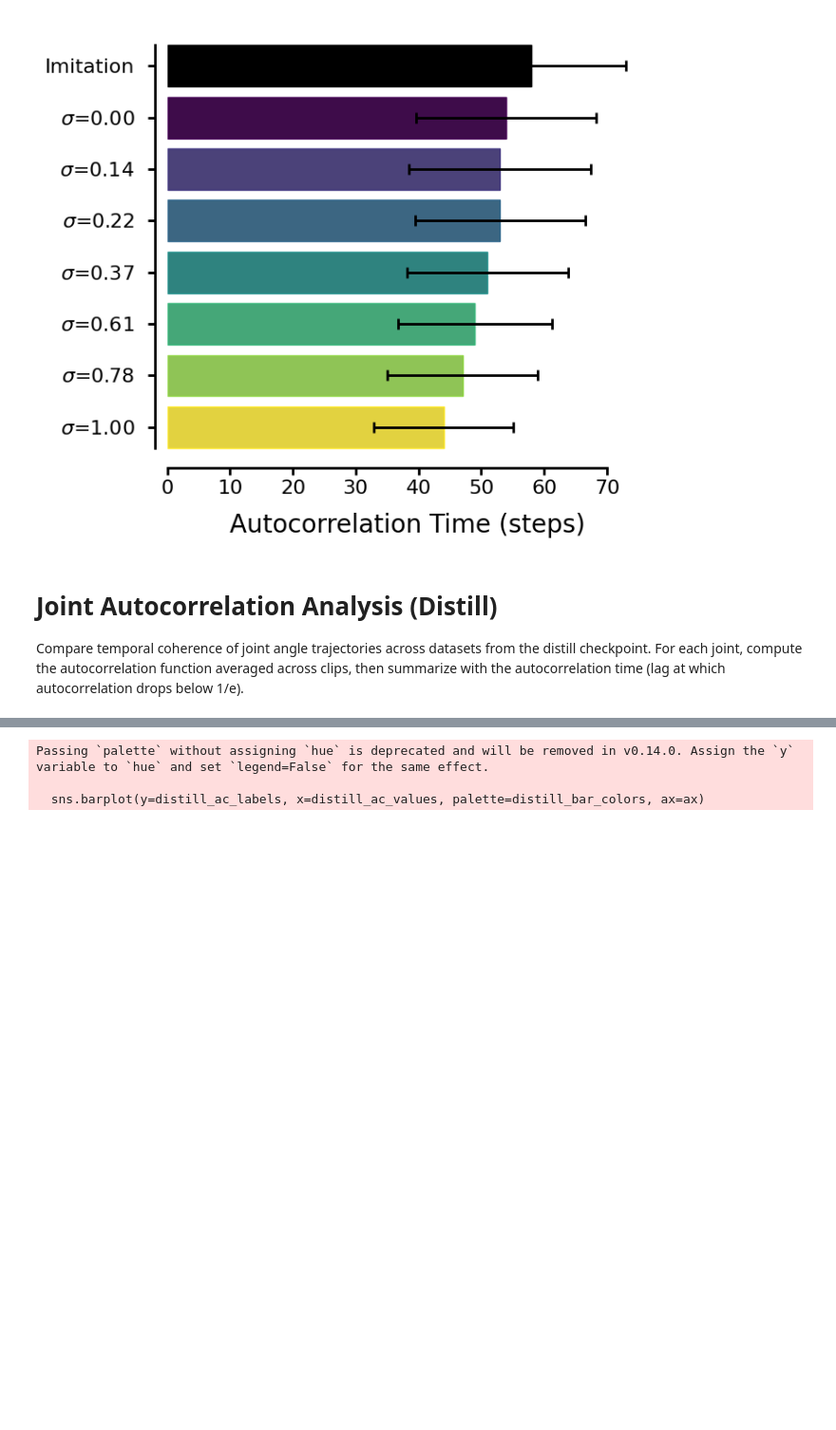
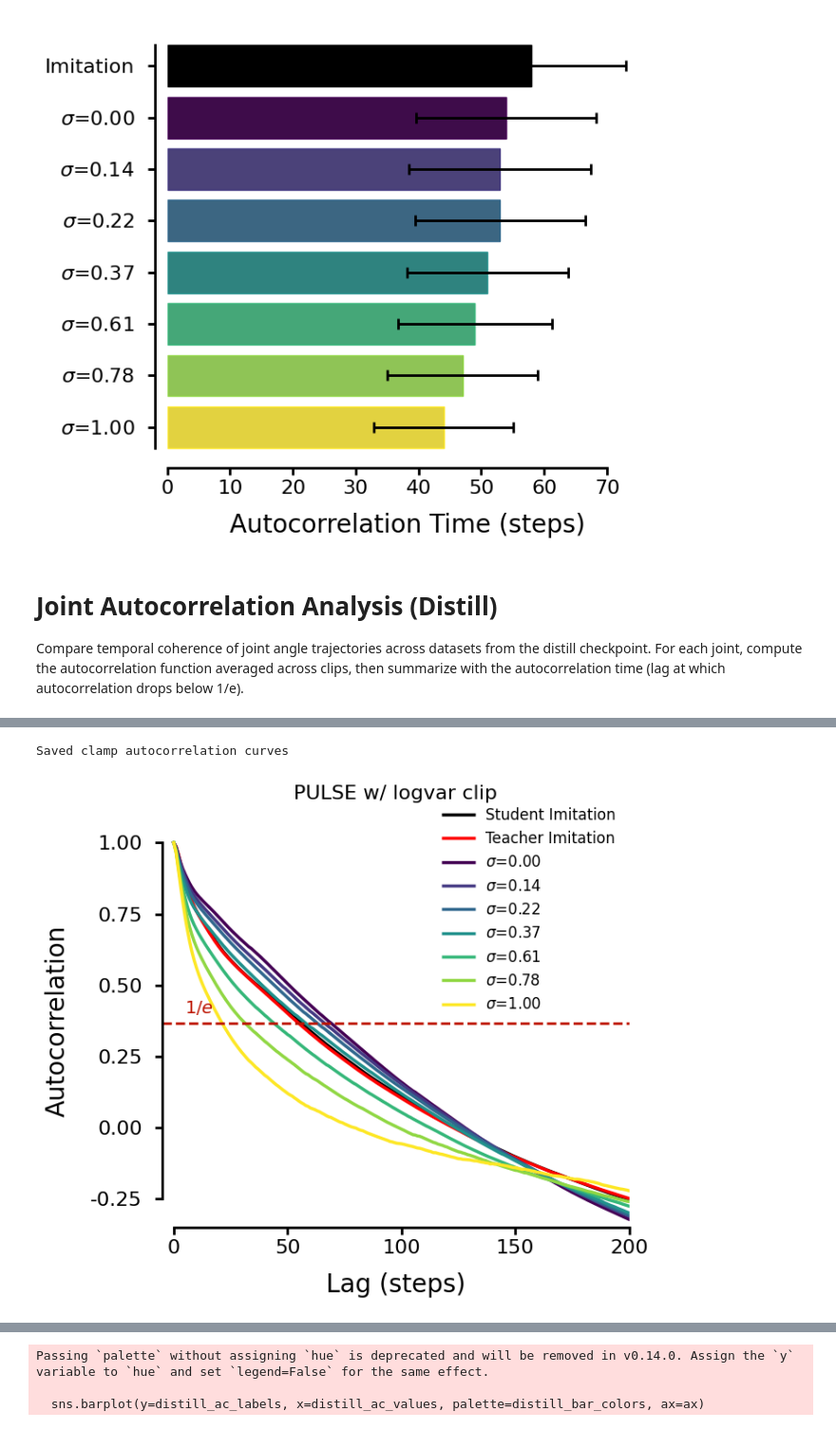
Before and after one commit to asirbu77/SCAMPER, a Jupyter notebook: notebooks/analysis/random_generation/autocorrelation.ipynb, the cells around one changed output, grey strips where cells are left out. Shown at 95% size. Cells and saved outputs as stored; diff of their text form; code cells hidden in the pictures; blank space fills up the shorter version.

```diff
--- a/notebooks/analysis/random_generation/autocorrelation.ipynb
+++ b/notebooks/analysis/random_generation/autocorrelation.ipynb
@@ -574,2 +620,67 @@ Saved distill autocorrelation curves
+# %%
+# Autocorrelation decay curves for PULSE w/ logvar clip
+clamp_ac_gen_no_teacher = [n for n in clamp_ac_generated_names if n != DISTILL_TEACHER_DATASET]
+clamp_n_gen = len(clamp_ac_gen_no_teacher)
+clamp_cmap = cm.get_cmap("viridis", clamp_n_gen)
+
+clamp_ac_gen_sorted = sorted(clamp_ac_gen_no_teacher, key=distill_ac_sort_key)
+
+clamp_ac_colors = {CLAMP_REFERENCE_DATASET: "black"}
+if DISTILL_TEACHER_DATASET in clamp_ac_generated_names:
+    clamp_ac_colors[DISTILL_TEACHER_DATASET] = "red"
+for i, name in enumerate(clamp_ac_gen_sorted):
+    clamp_ac_colors[name] = clamp_cmap(i)
+
+clamp_ac_plot_order = [CLAMP_REFERENCE_DATASET]
+if DISTILL_TEACHER_DATASET in clamp_ac_generated_names:
+    clamp_ac_plot_order.append(DISTILL_TEACHER_DATASET)
+clamp_ac_plot_order += clamp_ac_gen_sorted
+
+fig, ax = plt.subplots(figsize=(7, 6))
+
+for name in clamp_ac_plot_order:
+    label = distill_ac_label_map.get(name, name)
+    mean = clamp_ac_stats[name]["mean"]
+    color = clamp_ac_colors[name]
+
+    ax.plot(lags, mean, linewidth=2.5, color=color, label=label)
+
+ax.set_xlabel("Lag (steps)", fontsize=20, labelpad=12)
+ax.set_ylabel("Autocorrelation", fontsize=20, labelpad=16)
+ax.tick_params(labelsize=16, width=2, length=6)
+ax.tick_params(axis="y", pad=10)
+ax.set_ylim(-0.35, 1.1)
+ax.set_xlim(-5, MAX_LAG)
+
+base_yticks = [-0.25, 0.0, 0.25, 0.5, 0.75, 1.0]
+ax.set_yticks(base_yticks)
+ax.set_yticklabels([f"{t:.2f}" for t in base_yticks])
+
+sns.despine(ax=ax)
+
+xticks = ax.get_xticks()
+xlim = ax.get_xlim()
+xticks = [t for t in xticks if xlim[0] <= t <= xlim[1]]
+ax.spines["bottom"].set_bounds(xticks[0], xticks[-1])
+ax.spines["left"].set_bounds(base_yticks[0], base_yticks[-1])
+
+for spine in ["left", "bottom"]:
+    ax.spines[spine].set_linewidth(2)
+
+ax.axhline(1.0 / np.e, color=red_color, linestyle="--", alpha=1.0, linewidth=2)
+ax.text(5, 1.0 / np.e + 0.02, "$1/e$", color=red_color, fontsize=14, va="bottom")
+
+ax.legend(fontsize=12, frameon=False, loc="upper right", bbox_to_anchor=(1.0, 1.05))
+ax.set_title("PULSE w/ logvar clip", fontsize=16, pad=12)
+
+plt.tight_layout()
+SAVE_DIR.mkdir(parents=True, exist_ok=True)
+for fmt in ("pdf", "svg", "png"):
+    fig.savefig(SAVE_DIR / f"autocorrelation_curves_clamp.{fmt}", bbox_inches="tight", dpi=150)
+print(f"Saved clamp autocorrelation curves")
+plt.show()
+# %% [output]
+Saved clamp autocorrelation curves
+[figure, added]
 # %%
 # Min autocorrelation (mean curve) for each distill dataset
```
Also changed, not shown: parts of 9 cells of this notebook.
